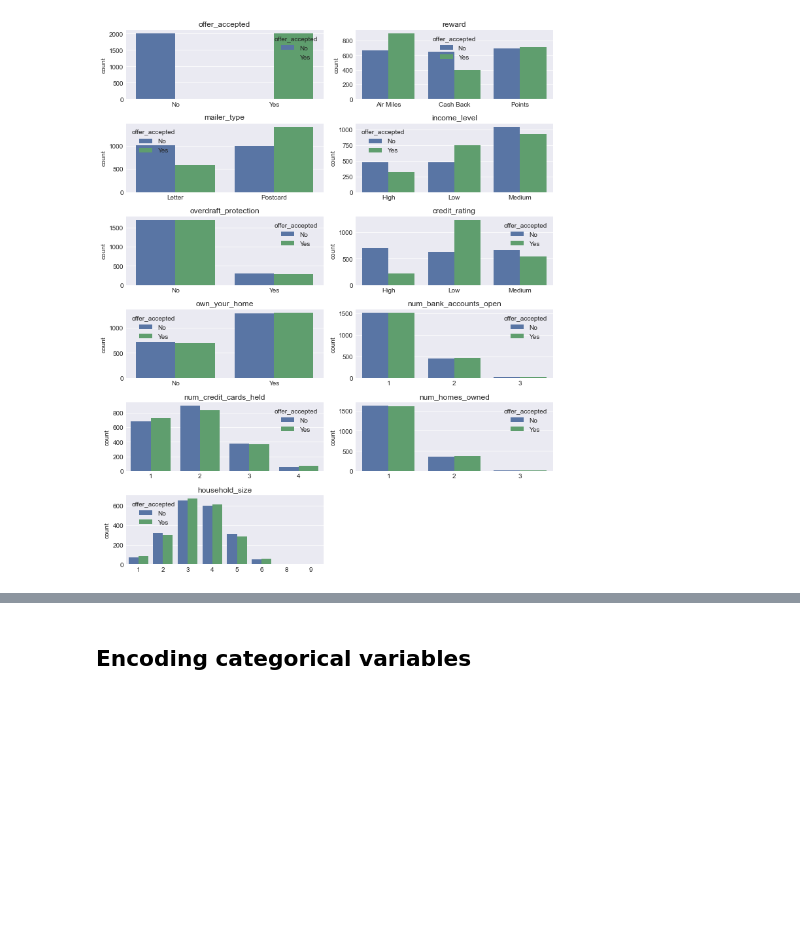
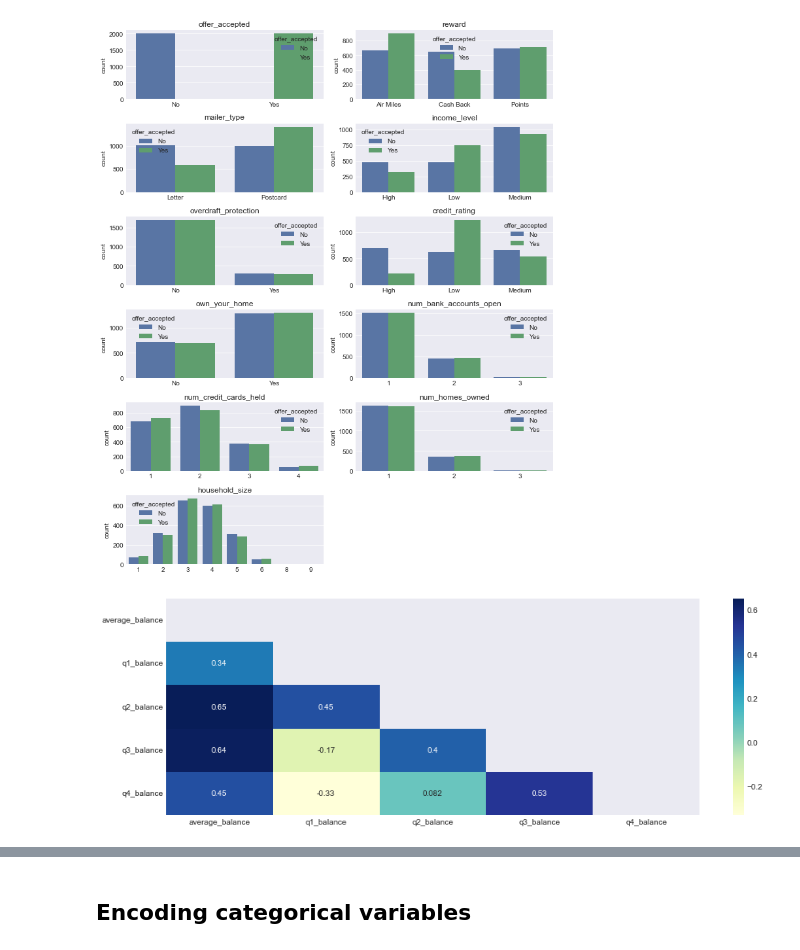
Before and after one commit to ferseguias/ccm_classification, a Jupyter notebook: lab-classification.ipynb, the cells around one changed output, grey strips where cells are left out. Saved outputs shown, nothing was run; the diff lists cells and outputs as text; code cells hidden in the pictures; blank space fills up the shorter version.

```diff
--- a/lab-classification.ipynb
+++ b/lab-classification.ipynb
@@ -316,3 +334,13 @@ for i, c in enumerate(columnas_cat):
 fig.delaxes(axes[11]);
 # %% [output]
 [figure]
+# %%
+#headmap corr plot after balancing
+fig, axes = plt.subplots(figsize = (15, 5))
+mask = np.triu(np.ones_like(df[columns_num].corr(), dtype = np.bool))
+sns.heatmap(df[columns_num].corr(),
+           cmap = "YlGnBu",
+            mask = mask,
+           annot = True);
+# %% [output]
+[figure, added]
```
Also changed, not shown: parts of 21 cells of this notebook.
